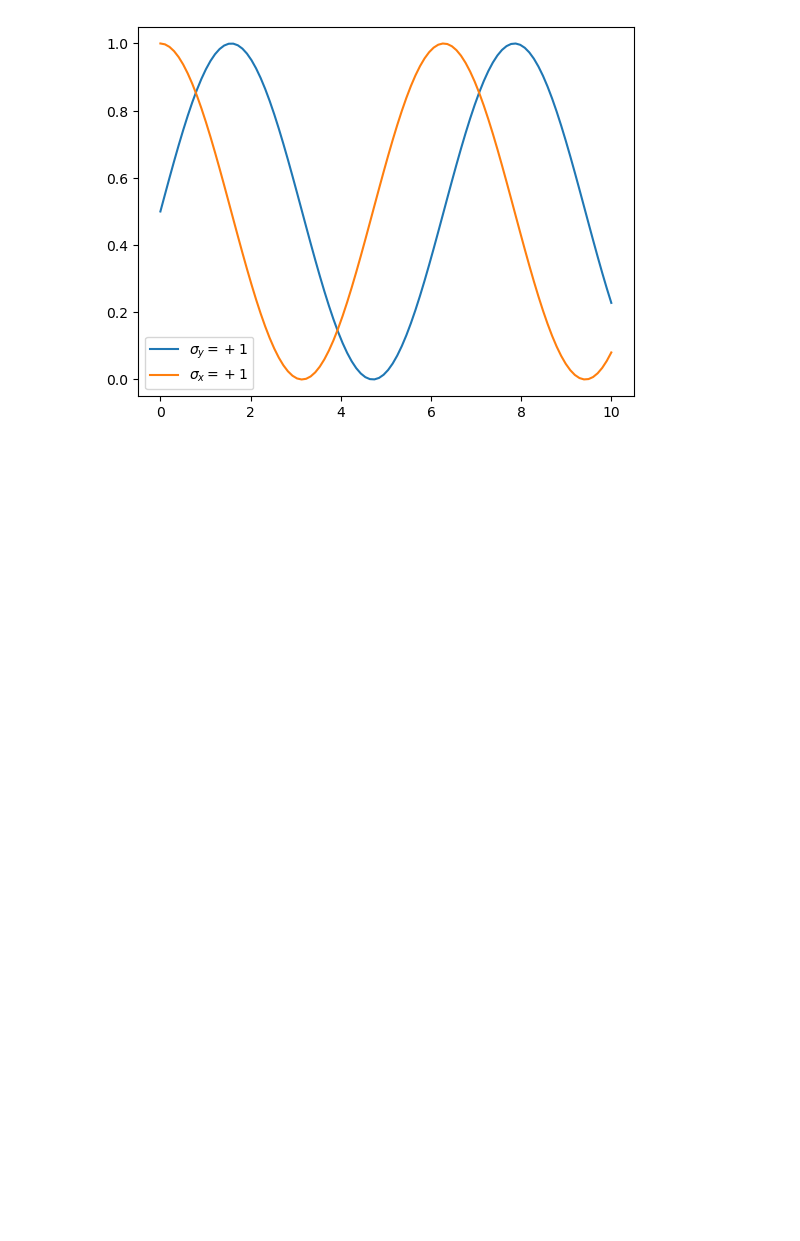
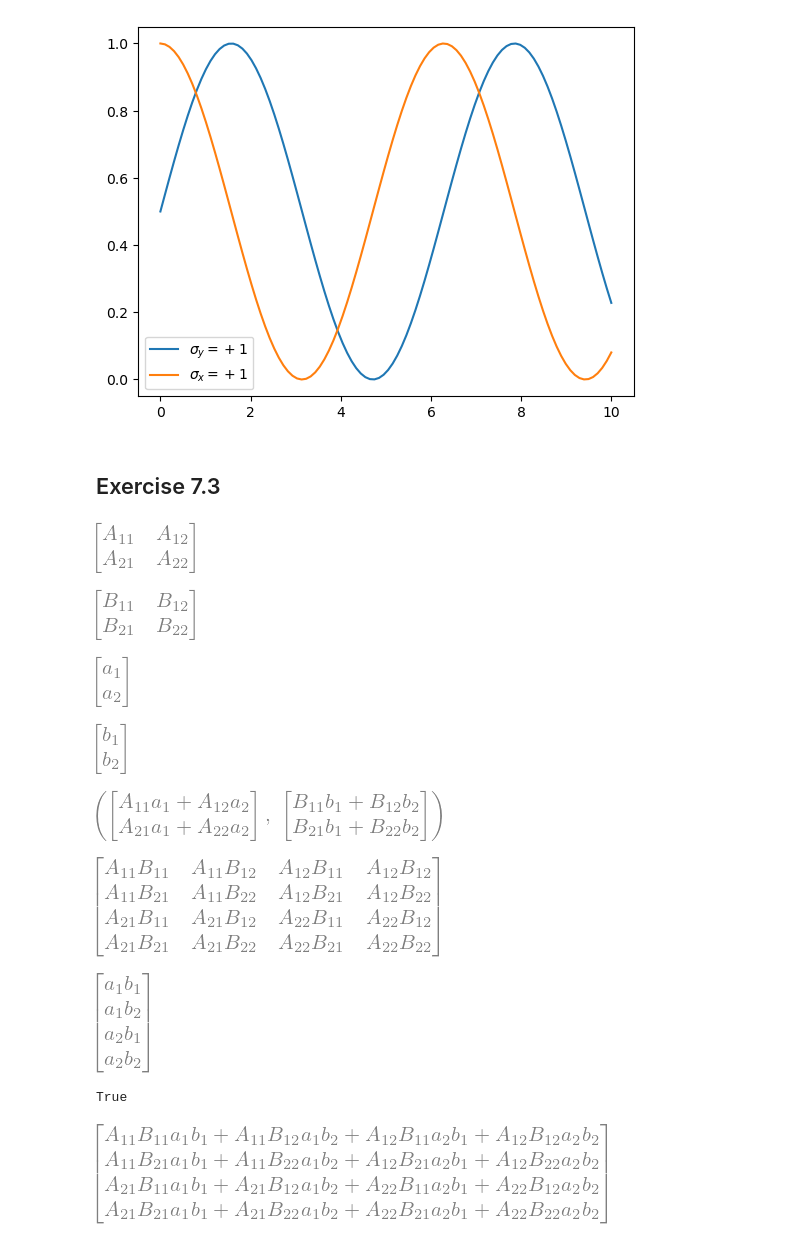
Before and after one commit to DhruvPatel01/notebooks, a Jupyter notebook: Physics/Theoretical_Minimum/QM-Roughwork.ipynb, the cells around one changed output. Cells and saved outputs as stored; diff of their text form; code cells hidden in the pictures; blank space fills up the shorter version.

```diff
--- a/Physics/Theoretical_Minimum/QM-Roughwork.ipynb
+++ b/Physics/Theoretical_Minimum/QM-Roughwork.ipynb
@@ -75,3 +75,30 @@ plt.plot(t, q1(t), label="$\sigma_x = +1$")
 plt.legend();
 # %% [output]
 [figure]
+# %% [markdown]
+## Exercise 7.3
+# %%
+A_symbols = sp.symbols('A_11 A_12 A_21 A_22')
+B_symbols = sp.symbols('B_11 B_12 B_21 B_22')
+a_symbols = sp.symbols('a_1 a_2')
+b_symbols = sp.symbols('b_1 b_2')
+# %%
+A = sp.Matrix([[A_symbols[0], A_symbols[1]], [A_symbols[2], A_symbols[3]]])
+A
+# %% [output]
+[figure, added]
+# %%
+B = sp.Matrix([[B_symbols[0], B_symbols[1]], [B_symbols[2], B_symbols[3]]])
+B
+# %% [output]
+[figure, added]
+# %%
+a = sp.Matrix(a_symbols)
+a
+# %% [output]
+[figure, added]
+# %%
+b = sp.Matrix(b_symbols)
+b
+# %% [output]
+[figure, added]
@@ -77,0 +123,4 @@ plt.legend();
+# %%
+Aa, Bb
+# %% [output]
+[figure, added]
@@ -77,0 +133,8 @@ plt.legend();
+# %%
+p1
+# %% [output]
+[figure, added]
+# %%
+p2
+# %% [output]
+[figure, added]
@@ -77,0 +143,8 @@ plt.legend();
+# %%
+lhs == rhs
+# %% [output]
+True
+# %%
+lhs
+# %% [output]
+[figure, added]
```
Also changed, not shown: parts of 7 cells of this notebook, 2 other files.
